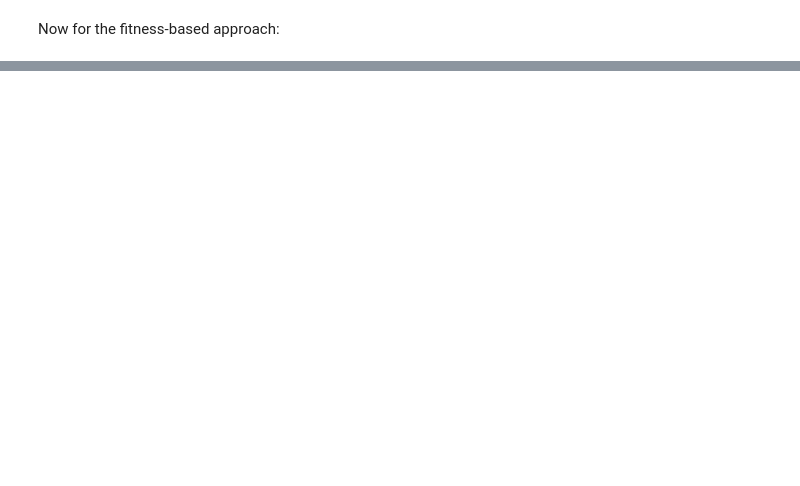
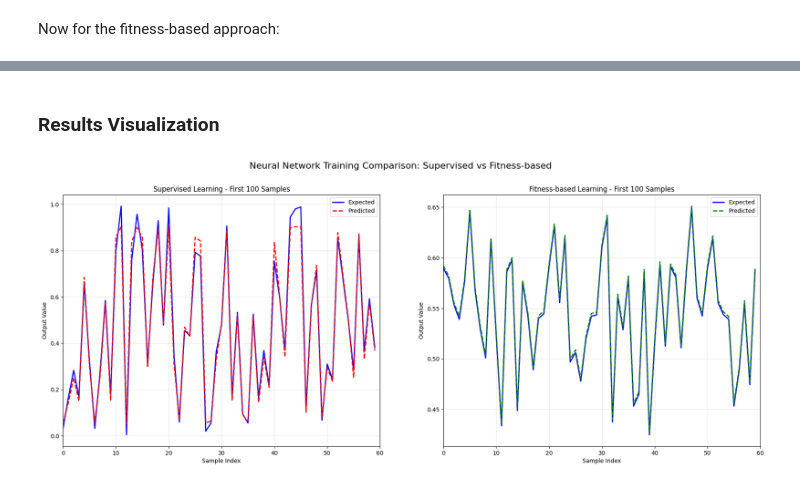
Before and after one commit to javidahmed64592/neural-network, a Jupyter notebook: examples/bytes_list.ipynb, the cells around one changed output, grey strips where cells are left out. Cells and saved outputs as stored; diff of their text form; code cells hidden in the pictures; blank space fills up the shorter version.

Commit message:
Add test results visualisation

```diff
--- a/examples/bytes_list.ipynb
+++ b/examples/bytes_list.ipynb
@@ -44,7 +45,7 @@ FITNESS_OPTIMIZER = SGDOptimizer(lr=0.02, lr_scheduler=LR_SCHEDULER)
 SMOOTHING_ALPHA = 0.25
 
 # Dataset parameters
-DATASET_SIZE = 30000
+DATASET_SIZE = 300
 TRAIN_SIZE_RATIO = 0.8
 NUM_EPOCHS = 20
 
@@ -107,8 +108,8 @@ def training_data_from_num(num: int) -> tuple[list[int], float]:
 
 
 def split_data(
-    data: list[tuple[list[int], float]], train_size_ratio: float = TRAIN_SIZE_RATIO
-) -> tuple[list[tuple[list[int], float]], list[tuple[list[int], float]]]:
+    data: list, train_size_ratio: float = TRAIN_SIZE_RATIO
+) -> tuple[list, list]:
     """Split the dataset into training and testing sets.
 
     :param list[tuple[list[int], float]] data:
@@ -313,8 +314,8 @@ nn_fitness.run_fitness_training(
 )
 
 logger.info("Testing neural network with %s data points...", len(testing_data_fitness))
-errors, percentage_error = evaluate_nn(nn_fitness, testing_data_fitness)
-avg_error = np.average(errors)
-logger.info("Average error: %.4f", avg_error)
-logger.info("Fitness training percentage error: %.4f%%", percentage_error)
+errors_fitness, percentage_error_fitness = evaluate_nn(nn_fitness, testing_data_fitness)
+avg_error_fitness = np.average(errors_fitness)
+logger.info("Average error: %.4f", avg_error_fitness)
+logger.info("Fitness training percentage error: %.4f%%", percentage_error_fitness)
 # %% [output]
@@ -326,0 +328,54 @@ logger.info("Fitness training percentage error: %.4f%%", percentage_error)
+# %% [markdown]
+### Results Visualization
+# %%
+# Extract testing data for visualization
+test_inputs_supervised = [input_data for input_data, _ in testing_data_supervised]
+test_expected_supervised = [expected_output for _, expected_output in testing_data_supervised]
+test_predicted_supervised = [nn_supervised.feedforward(input_data)[0] for input_data in test_inputs_supervised]
+
+test_inputs_fitness = [input_data for input_data, _, _ in testing_data_fitness]
+test_expected_fitness = [expected_output for _, expected_output, _ in testing_data_fitness]
+test_predicted_fitness = [nn_fitness.feedforward(input_data)[0] for input_data in test_inputs_fitness]
+
+# Create subplots
+fig, axes = plt.subplots(1, 2, figsize=(22, 8))
+fig.suptitle('Neural Network Training Comparison: Supervised vs Fitness-based', fontsize=16)
+
+# Plot 1: Expected vs Predicted for Supervised Learning
+sample_indices = range(min(100, len(test_expected_supervised)))
+axes[0].plot(sample_indices, [test_expected_supervised[i] for i in sample_indices], 'b-', label='Expected', linewidth=2)
+axes[0].plot(
+    sample_indices, [test_predicted_supervised[i] for i in sample_indices], 'r--', label='Predicted', linewidth=2
+)
+axes[0].set_xlabel('Sample Index')
+axes[0].set_ylabel('Output Value')
+axes[0].set_title('Supervised Learning - First 100 Samples')
+axes[0].legend()
+axes[0].grid(alpha=0.3)
+axes[0].set_xlim(0, 60)
+
+# Plot 2: Expected vs Predicted for Fitness-based Learning
+axes[1].plot(sample_indices, [test_expected_fitness[i] for i in sample_indices], 'b-', label='Expected', linewidth=2)
+axes[1].plot(sample_indices, [test_predicted_fitness[i] for i in sample_indices], 'g--', label='Predicted', linewidth=2)
+axes[1].set_xlabel('Sample Index')
+axes[1].set_ylabel('Output Value')
+axes[1].set_title('Fitness-based Learning - First 100 Samples')
+axes[1].legend()
+axes[1].grid(alpha=0.3)
+axes[1].set_xlim(0, 60)
+
+plt.show()
+
+# Print summary statistics
+logger.info("=== SUMMARY STATISTICS ===")
+logger.info("Supervised Learning:")
+logger.info("  - Average Error: %.4f", avg_error)
+logger.info("  - Percentage Error: %.4f%%", percentage_error)
+logger.info("  - Standard Deviation of Errors: %.4f", np.std(errors))
+
+logger.info("Fitness-based Learning:")
+logger.info("  - Average Error: %.4f", avg_error_fitness)
+logger.info("  - Percentage Error: %.4f%%", percentage_error_fitness)
+logger.info("  - Standard Deviation of Errors: %.4f", np.std(errors_fitness))
+# %% [output]
+[figure, added]
```
Also changed, not shown: parts of 4 cells of this notebook.
